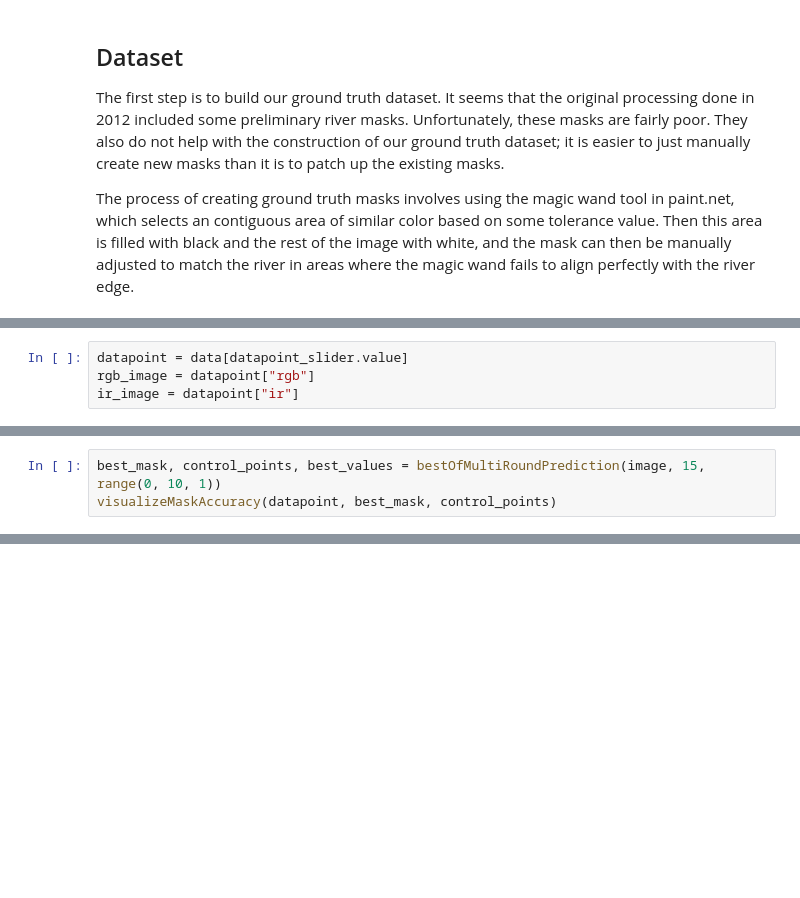
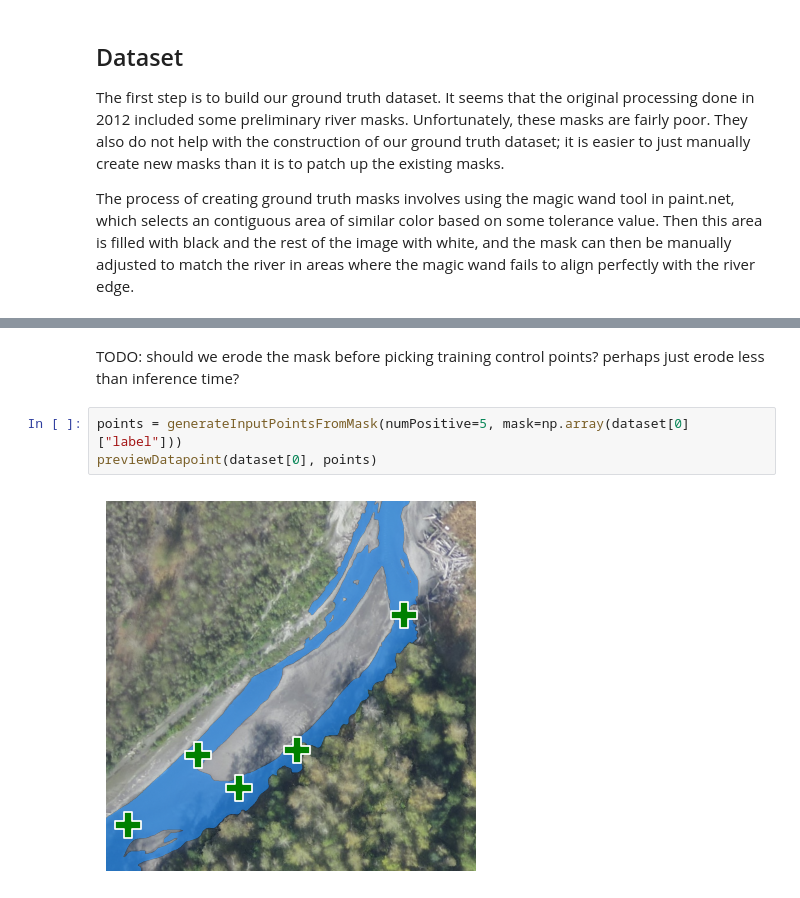
Before and after one commit to StefanTodoran/elwha-segmentation, a Jupyter notebook: book/chapters/masking.ipynb, the cells around one changed output, grey strips where cells are left out. Saved outputs shown, nothing was run; the diff lists cells and outputs as text; blank space fills up the shorter version.

```diff
--- a/book/chapters/masking.ipynb
+++ b/book/chapters/masking.ipynb
@@ -94,4 +24,0 @@ Set the `datapoint` variable to the data point selected above.
-# %%
-datapoint = data[datapoint_slider.value]
-rgb_image = datapoint["rgb"]
-ir_image = datapoint["ir"]
@@ -566,3 +24,0 @@ def bestOfMultiRoundPrediction(image, num_rounds: int, erosion_range: range = No
-# %%
-best_mask, control_points, best_values = bestOfMultiRoundPrediction(image, 15, range(0, 10, 1))
-visualizeMaskAccuracy(datapoint, best_mask, control_points)
@@ -741,0 +153,7 @@ train_dataloader = DataLoader(train_dataset, batch_size=2, shuffle=True)
+# %% [markdown]
+TODO: should we erode the mask before picking training control points? perhaps just erode less than inference time?
+# %%
+points = generateInputPointsFromMask(numPositive=5, mask=np.array(dataset[0]["label"]))
+previewDatapoint(dataset[0], points)
+# %% [output]
+[figure, added]
```
Also changed, not shown: parts of 51 cells of this notebook, 4 other files.
